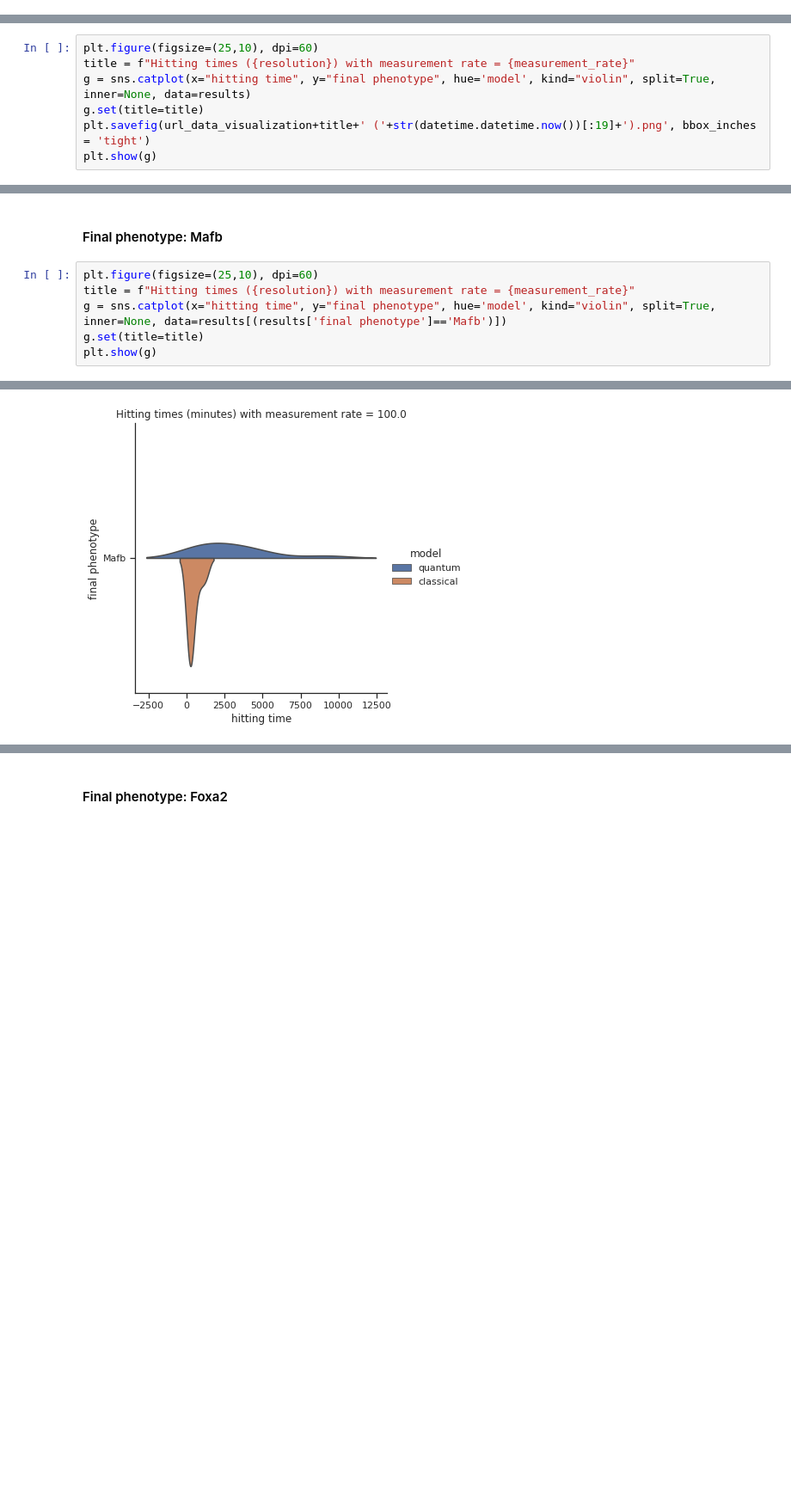
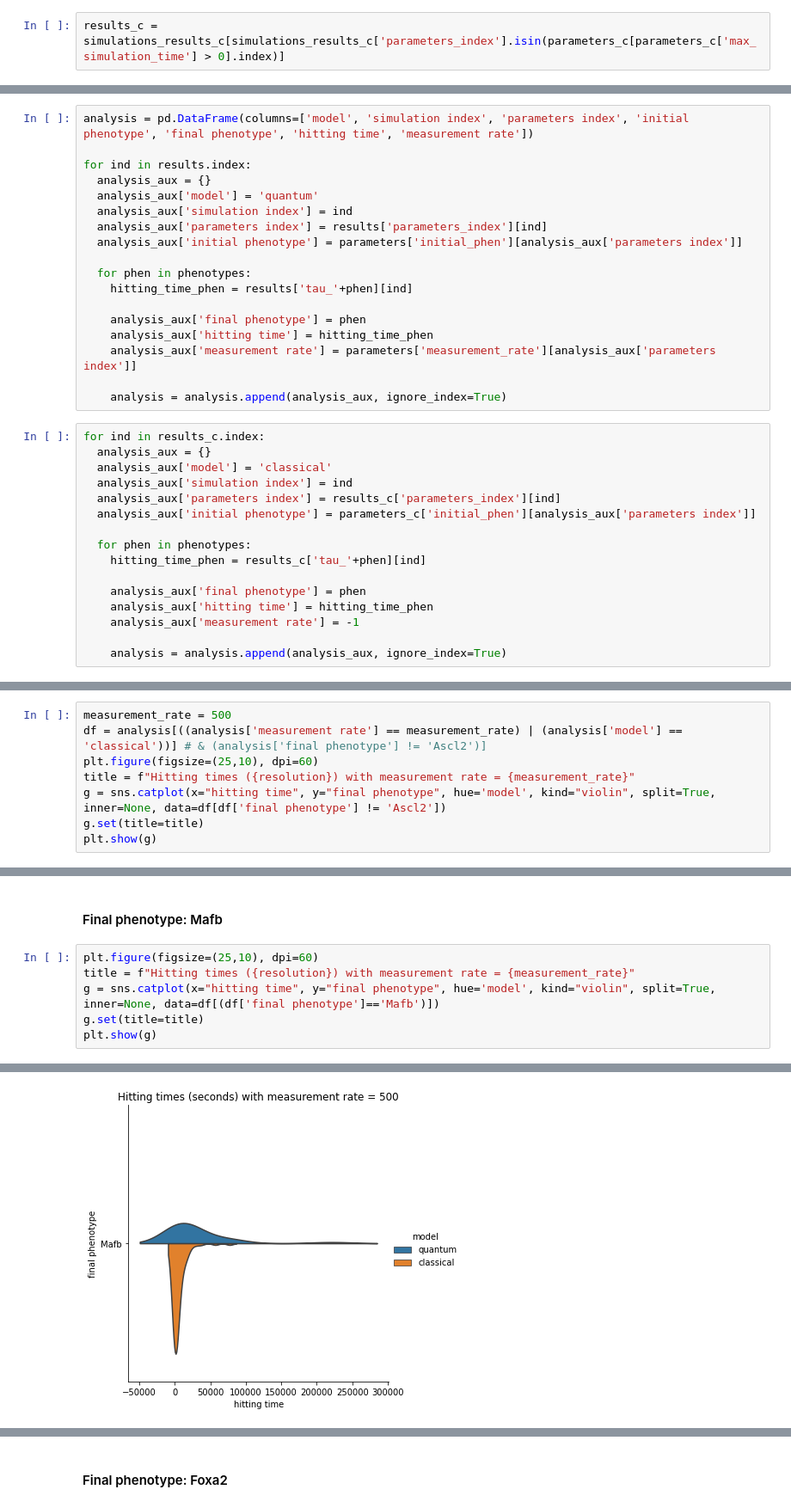
Before and after one commit to miguelruor/GeneticEvolution, a Jupyter notebook: GeneticEvolution.ipynb, the cells around one changed output, grey strips where cells are left out. Shown at 86% size. Saved outputs shown, nothing was run; the diff lists cells and outputs as text; blank space fills up the shorter version.

```diff
--- a/GeneticEvolution.ipynb
+++ b/GeneticEvolution.ipynb
@@ -1597,2 +1732,4 @@ plt.show()
+# %%
+results_c = simulations_results_c[simulations_results_c['parameters_index'].isin(parameters_c[parameters_c['max_simulation_time'] > 0].index)]
 # %% [markdown]
 Plotting categorical data with Seaborn ([click here](https://seaborn.pydata.org/tutorial/categorical.html))
@@ -1624,0 +1740,34 @@ for i in range(simulations):
+# %%
+analysis = pd.DataFrame(columns=['model', 'simulation index', 'parameters index', 'initial phenotype', 'final phenotype', 'hitting time', 'measurement rate'])
+
+for ind in results.index:
+  analysis_aux = {}
+  analysis_aux['model'] = 'quantum'
+  analysis_aux['simulation index'] = ind
+  analysis_aux['parameters index'] = results['parameters_index'][ind]
+  analysis_aux['initial phenotype'] = parameters['initial_phen'][analysis_aux['parameters index']]
+
+  for phen in phenotypes:
+    hitting_time_phen = results['tau_'+phen][ind]
+
+    analysis_aux['final phenotype'] = phen
+    analysis_aux['hitting time'] = hitting_time_phen
+    analysis_aux['measurement rate'] = parameters['measurement_rate'][analysis_aux['parameters index']]
+
+    analysis = analysis.append(analysis_aux, ignore_index=True)
+# %%
+for ind in results_c.index:
+  analysis_aux = {}
+  analysis_aux['model'] = 'classical'
+  analysis_aux['simulation index'] = ind
+  analysis_aux['parameters index'] = results_c['parameters_index'][ind]
+  analysis_aux['initial phenotype'] = parameters_c['initial_phen'][analysis_aux['parameters index']]
+
+  for phen in phenotypes:
+    hitting_time_phen = results_c['tau_'+phen][ind]
+
+    analysis_aux['final phenotype'] = phen
+    analysis_aux['hitting time'] = hitting_time_phen
+    analysis_aux['measurement rate'] = -1
+
+    analysis = analysis.append(analysis_aux, ignore_index=True)
@@ -1627,9 +1805,10 @@ Graph Hitting time vs final phenotype. Each dot is a random simulation which has
 # %%
+measurement_rate = 500
+df = analysis[((analysis['measurement rate'] == measurement_rate) | (analysis['model'] == 'classical'))] # & (analysis['final phenotype'] != 'Ascl2')]
 plt.figure(figsize=(25,10), dpi=60)
 title = f"Hitting times ({resolution}) with measurement rate = {measurement_rate}"
-g = sns.catplot(x="hitting time", y="final phenotype", hue='model', kind="violin", split=True, inner=None, data=results)
+g = sns.catplot(x="hitting time", y="final phenotype", hue='model', kind="violin", split=True, inner=None, data=df[df['final phenotype'] != 'Ascl2'])
 g.set(title=title)
-plt.savefig(url_data_visualization+title+' ('+str(datetime.datetime.now())[:19]+').png', bbox_inches = 'tight')
 plt.show(g)
 # %% [output]
 <Figure size 1500x600 with 0 Axes>
@@ -1656,12 +1840,12 @@ plt.show(g)
 # %%
 plt.figure(figsize=(25,10), dpi=60)
 title = f"Hitting times ({resolution}) with measurement rate = {measurement_rate}"
-g = sns.catplot(x="hitting time", y="final phenotype", hue='model', kind="violin", split=True, inner=None, data=results[(results['final phenotype']=='Mafb')])
+g = sns.catplot(x="hitting time", y="final phenotype", hue='model', kind="violin", split=True, inner=None, data=df[(df['final phenotype']=='Mafb')])
 g.set(title=title)
 plt.show(g)
 # %% [output]
 <Figure size 1500x600 with 0 Axes>
-[figure, old version]
+[figure, new version]
 # %%
 plt.figure(figsize=(25,10), dpi=60)
 title = f"Hitting times ({resolution}) with measurement rate = {measurement_rate}"
```
Also changed, not shown: parts of 110 cells of this notebook.
